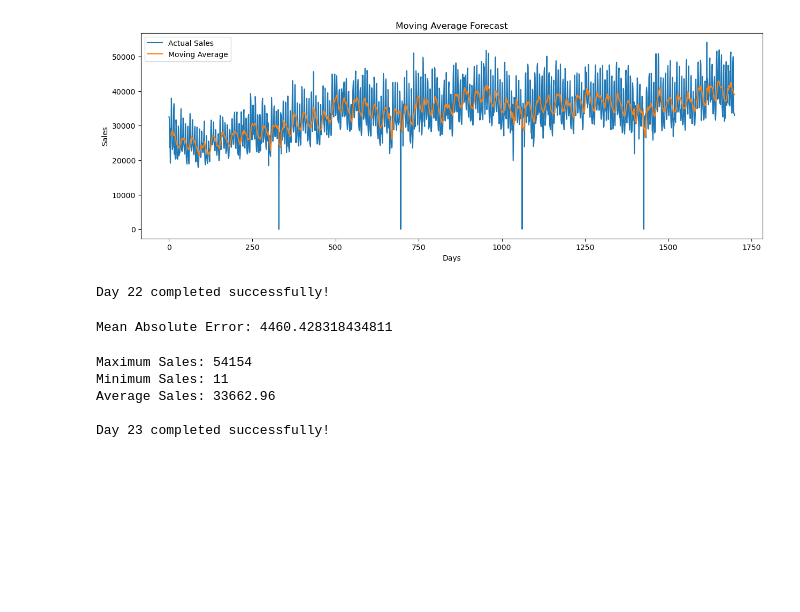
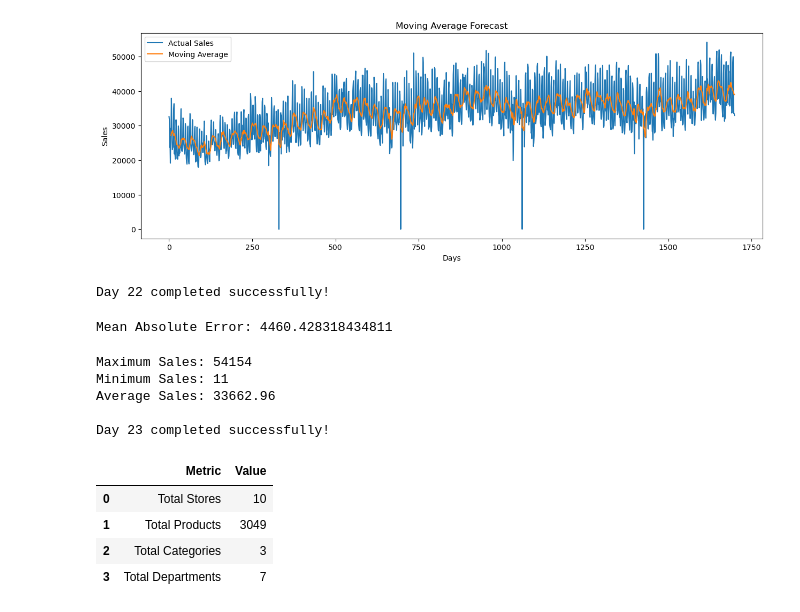
Before and after one commit to PoojaManjunath17/Retail-Demand-Forecasting, a Jupyter notebook: notebooks/Week1_Day1-Copy1.ipynb, the cells around one changed output. Drawn from its saved outputs; the diff is of its cells as text; code cells hidden in the pictures; blank space fills up the shorter version.

Commit message:
Week 4 Day 24 - Created business summary

```diff
--- a/notebooks/Week1_Day1-Copy1.ipynb
+++ b/notebooks/Week1_Day1-Copy1.ipynb
@@ -1545,0 +1549,23 @@ Day 23 completed successfully!
+# %%
+summary = pd.DataFrame({
+    "Metric": [
+        "Total Stores",
+        "Total Products",
+        "Total Categories",
+        "Total Departments"
+    ],
+    "Value": [
+        sales["store_id"].nunique(),
+        sales["item_id"].nunique(),
+        sales["cat_id"].nunique(),
+        sales["dept_id"].nunique()
+    ]
+})
+
+summary
+# %% [output]
+|  | Metric | Value |
+| 0 | Total Stores | 10 |
+| 1 | Total Products | 3049 |
+| 2 | Total Categories | 3 |
+| 3 | Total Departments | 7 |
```
Also changed, not shown: parts of 1 cell of this notebook.
